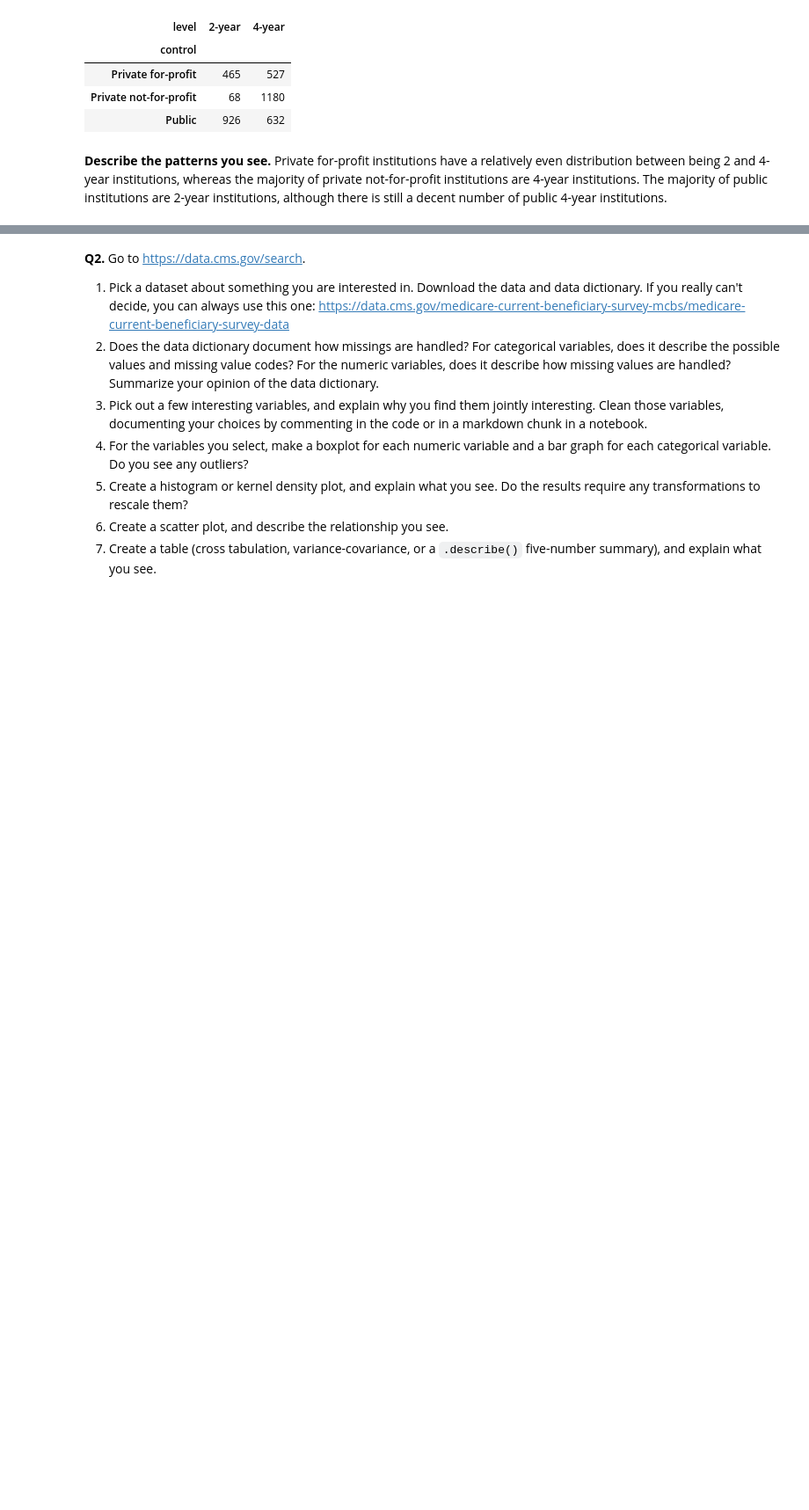
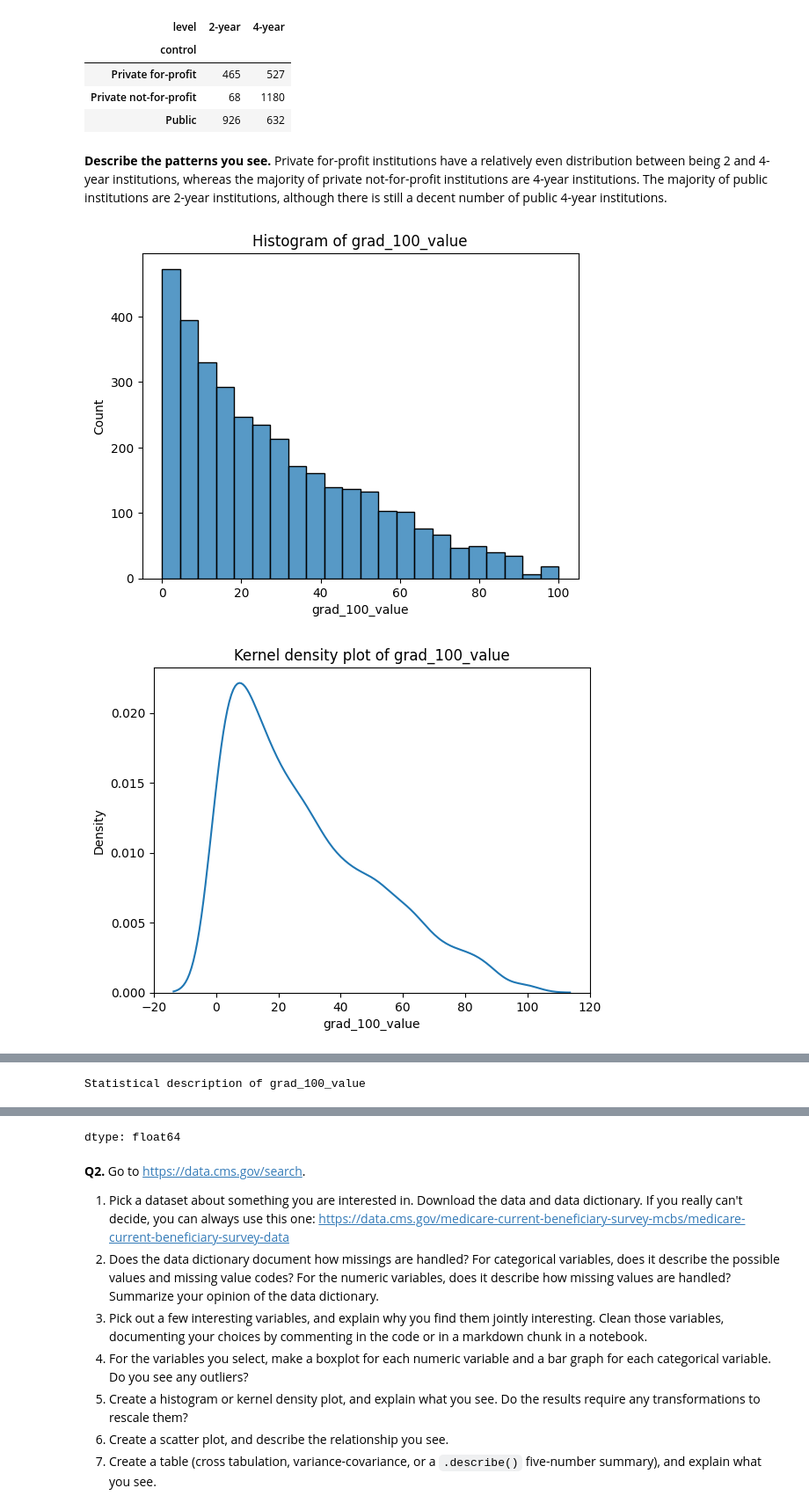
Before and after one commit to hasitanalluri/knn, a Jupyter notebook: assignment/assignment_visualization.ipynb, the cells around one changed output, grey strips where cells are left out. Shown at 88% size. Drawn from its saved outputs; the diff is of its cells as text; code cells hidden in the pictures; blank space fills up the shorter version.

```diff
--- a/assignment/assignment_visualization.ipynb
+++ b/assignment/assignment_visualization.ipynb
@@ -81,3 +81,24 @@ pd.crosstab(df['control'], df['level'])
 # %% [markdown]
 **Describe the patterns you see.**
 Private for-profit institutions have a relatively even distribution between being 2 and 4-year institutions, whereas the majority of private not-for-profit institutions are 4-year institutions. The majority of public institutions are 2-year institutions, although there is still a decent number of public 4-year institutions.
+# %%
+# 4
+# For grad_100_value, create a histogram, kernel density plot, boxplot, and statistical description.
+sns.histplot(df['grad_100_value'])
+plt.title("Histogram of grad_100_value")
+plt.show()
+
+sns.kdeplot(df['grad_100_value'])
+plt.title("Kernel density plot of grad_100_value")
+plt.show()
+
+sns.boxplot(df['grad_100_value'])
+plt.title("Boxplot of grad_100_value")
+plt.show()
+
+print("\n")
+print("Statistical description of grad_100_value")
+df['grad_100_value'].describe()
+# %% [output]
+[figure, added]
+[figure, added]
@@ -83,0 +106 @@ Private for-profit institutions have a relatively even distribution between bein
+Statistical description of grad_100_value
@@ -84,3 +116,4 @@ Private for-profit institutions have a relatively even distribution between bein
+dtype: float64
 # %% [markdown]
 **Q2.** Go to https://data.cms.gov/search.
 1. Pick a dataset about something you are interested in. Download the data and data dictionary. If you really can't decide, you can always use this one: https://data.cms.gov/medicare-current-beneficiary-survey-mcbs/medicare-current-beneficiary-survey-data
```
Also changed, not shown: parts of 1 cell of this notebook.
